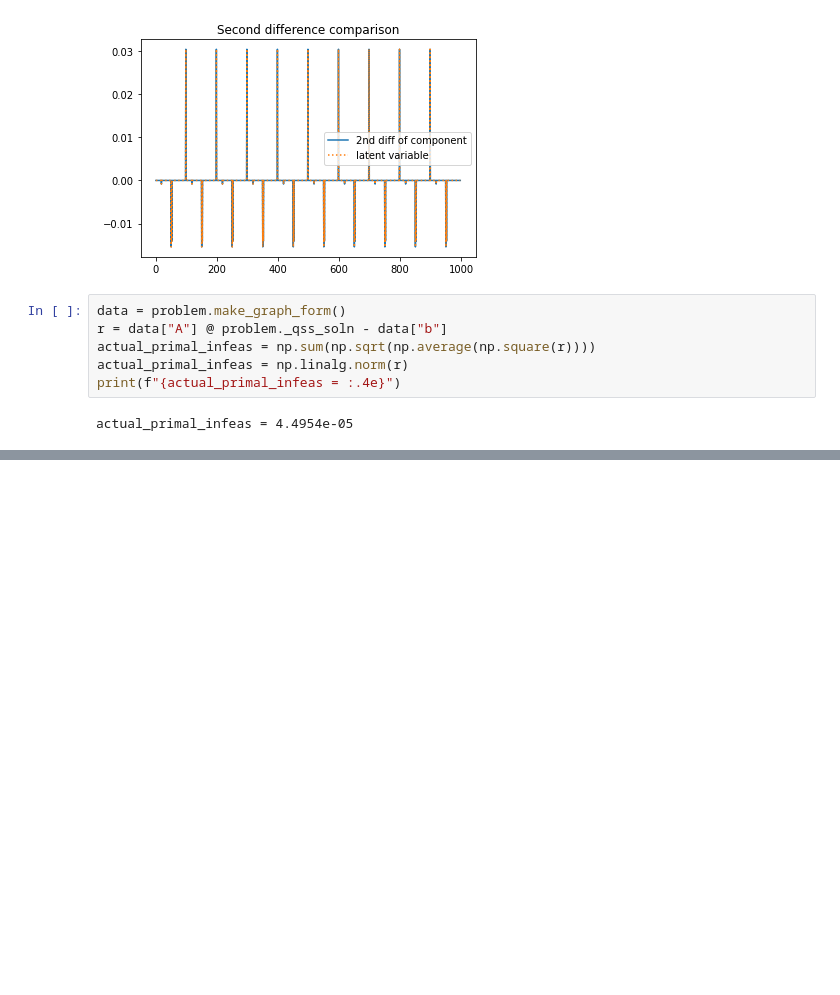
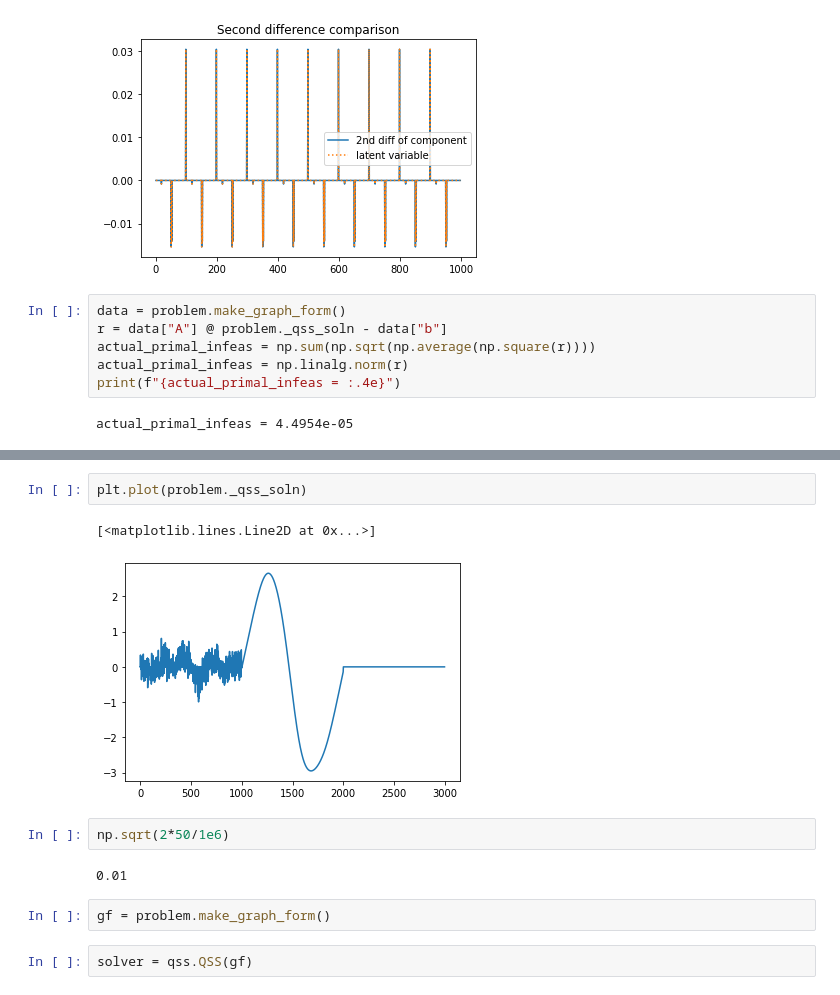
Before and after one commit to cvxgrp/qss, a Jupyter notebook: notebooks/test_block_rho.ipynb, the cells around one changed output, grey strips where cells are left out. Drawn from its saved outputs; the diff is of its cells as text; blank space fills up the shorter version.

```diff
--- a/notebooks/test_block_rho.ipynb
+++ b/notebooks/test_block_rho.ipynb
@@ -706,0 +861,13 @@ actual_primal_infeas = 4.4954e-05
+# %%
+plt.plot(problem._qss_soln)
+# %% [output]
+[<matplotlib.lines.Line2D at 0x...>]
+[figure, added]
+# %%
+np.sqrt(2*50/1e6)
+# %% [output]
+0.01
+# %%
+gf = problem.make_graph_form()
+# %%
+solver = qss.QSS(gf)
```
Also changed, not shown: parts of 23 cells of this notebook, 1 other file.
